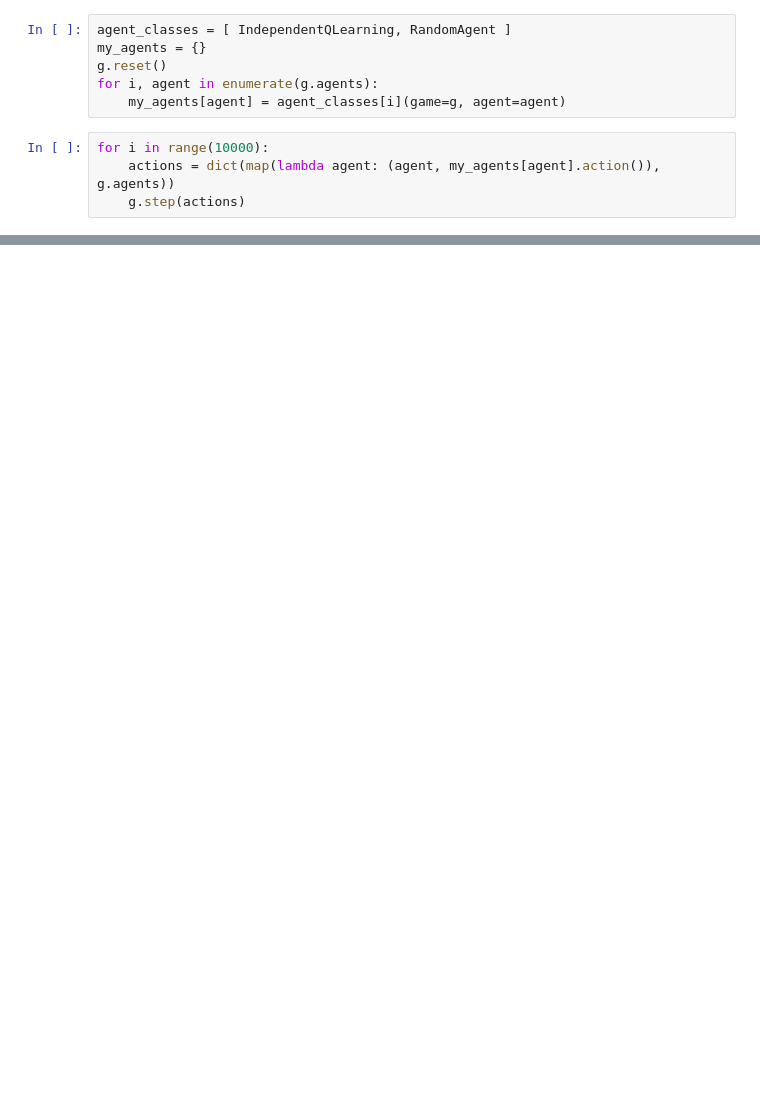
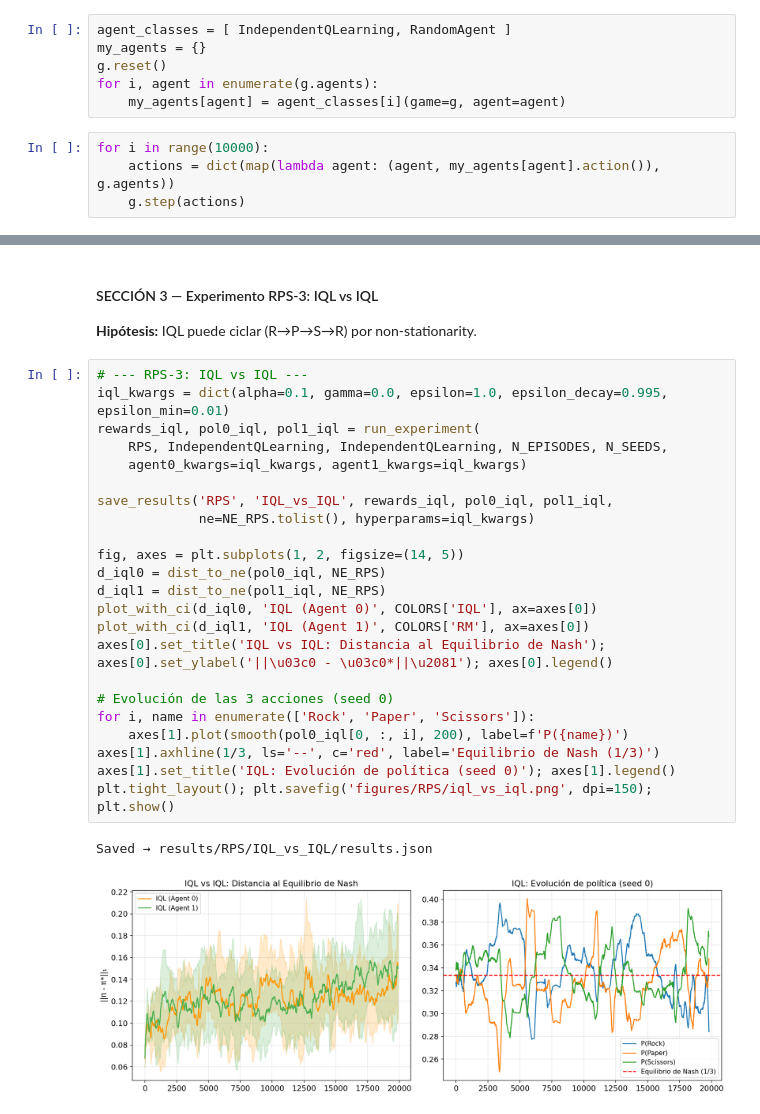
Before and after one commit to mmussio85/simultaneous-games, a Jupyter notebook: RPS.ipynb, the cells around one changed output, grey strips where cells are left out. Saved outputs shown, nothing was run; the diff lists cells and outputs as text; blank space fills up the shorter version.

```diff
--- a/RPS.ipynb
+++ b/RPS.ipynb
@@ -73,0 +204,29 @@ dict(map(lambda agent: (agent, my_agents[agent].policy()), g.agents))
+# %% [markdown]
+#### SECCIÓN 3 — Experimento RPS-3: IQL vs IQL
+**Hipótesis:** IQL puede ciclar (R→P→S→R) por non-stationarity.
+# %%
+# --- RPS-3: IQL vs IQL ---
+iql_kwargs = dict(alpha=0.1, gamma=0.0, epsilon=1.0, epsilon_decay=0.995, epsilon_min=0.01)
+rewards_iql, pol0_iql, pol1_iql = run_experiment(
+    RPS, IndependentQLearning, IndependentQLearning, N_EPISODES, N_SEEDS,
+    agent0_kwargs=iql_kwargs, agent1_kwargs=iql_kwargs)
+
+save_results('RPS', 'IQL_vs_IQL', rewards_iql, pol0_iql, pol1_iql,
+             ne=NE_RPS.tolist(), hyperparams=iql_kwargs)
+
+fig, axes = plt.subplots(1, 2, figsize=(14, 5))
+d_iql0 = dist_to_ne(pol0_iql, NE_RPS)
+d_iql1 = dist_to_ne(pol1_iql, NE_RPS)
+plot_with_ci(d_iql0, 'IQL (Agent 0)', COLORS['IQL'], ax=axes[0])
+plot_with_ci(d_iql1, 'IQL (Agent 1)', COLORS['RM'], ax=axes[0])
+axes[0].set_title('IQL vs IQL: Distancia al Equilibrio de Nash'); axes[0].set_ylabel('||\u03c0 - \u03c0*||\u2081'); axes[0].legend()
+
+# Evolución de las 3 acciones (seed 0)
+for i, name in enumerate(['Rock', 'Paper', 'Scissors']):
+    axes[1].plot(smooth(pol0_iql[0, :, i], 200), label=f'P({name})')
+axes[1].axhline(1/3, ls='--', c='red', label='Equilibrio de Nash (1/3)')
+axes[1].set_title('IQL: Evolución de política (seed 0)'); axes[1].legend()
+plt.tight_layout(); plt.savefig('figures/RPS/iql_vs_iql.png', dpi=150); plt.show()
+# %% [output]
+Saved → results/RPS/IQL_vs_IQL/results.json
+[figure, added]
```
Also changed, not shown: parts of 25 cells of this notebook, 7 other files.
